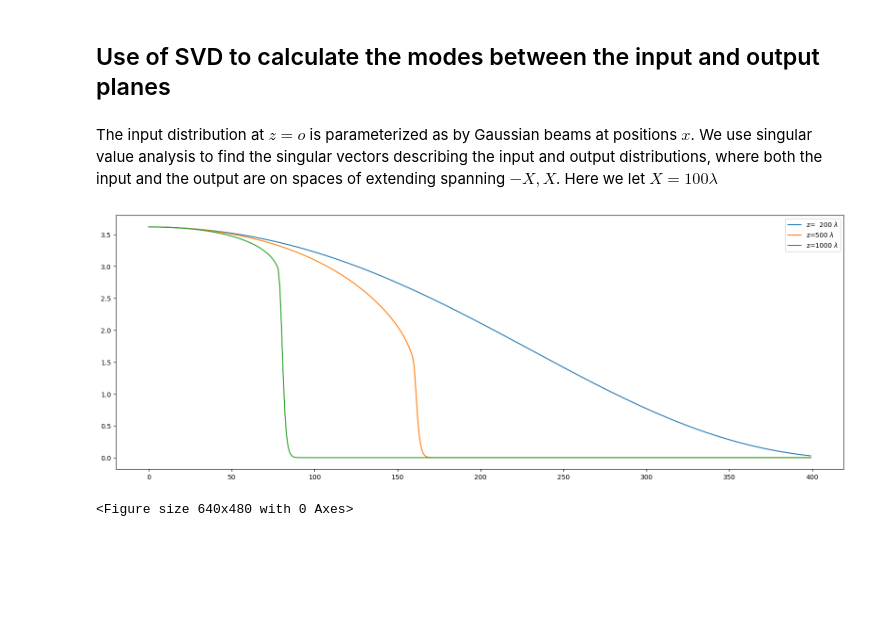
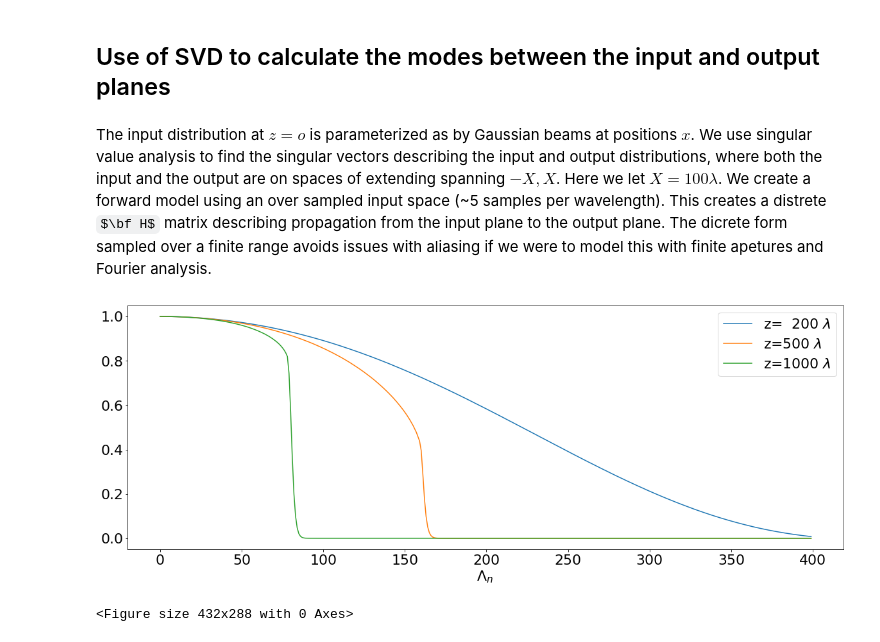
Before and after one commit to arizonaCameraLab/computationalImaging, a Jupyter notebook: Chapter5WaveImaging/diffuserImaging.ipynb, the cells around one changed output. Drawn from its saved outputs; the diff is of its cells as text; code cells hidden in the pictures; some formulas as TeX source; blank space fills up the shorter version.

```diff
--- a/Chapter5WaveImaging/diffuserImaging.ipynb
+++ b/Chapter5WaveImaging/diffuserImaging.ipynb
@@ -28,8 +28,10 @@ import cv2
 import numpy as np
 import skimage
 import scipy
+from scipy.interpolate import interp1d
 import matplotlib.pyplot as plt
 #from google.colab import files
+plt.rcParams.update({'font.size': 22})
 # %% [markdown]
 ### Definition of the Fresnel transform and the Guassian beam
 # %%
@@ -66,21 +68,26 @@ plt.plot(x,np.real(gB(x,np.sqrt(z))),'r',x,np.real(fT(gB(x,np.sqrt(z1)),x[2]-x[1
 # %% [markdown]
 ## Use of SVD to calculate the modes between the input and output planes
 # %% [markdown]
-The input distribution at $z=o$ is parameterized as by Gaussian beams at positions $x$. We use singular value analysis to find the singular vectors describing the input and output distributions, where both the input and the output are on spaces of extending spanning $-X,X$. Here we let $X=100\lambda$
+The input distribution at $z=o$ is parameterized as by Gaussian beams at positions $x$. We use singular value analysis to find the singular vectors describing the input and output distributions, where both the input and the output are on spaces of extending spanning $-X,X$. Here we let $X=100\lambda$. We create a forward model using an over sampled input space (~5 samples per wavelength). This creates a distrete $\bf H$ matrix describing propagation from the input plane to the output plane. The dicrete form sampled over a finite range avoids issues with aliasing if we were to model this with finite apetures and Fourier analysis.
 # %%
 plt.figure(figsize=(20,7))
 x = np.linspace(-100, 100, 1024)
 xin, xout = np.meshgrid(x, x)
+f=np.zeros(1024)
+f[500:505]=1
+f[510:515]=1
 for planeSeparation in [200, 500, 1000]:
   tau=np.sqrt(planeSeparation)
   H=gB(np.sqrt(2)*(xin-xout),tau)
   u, lam, vp=np.linalg.svd(H)
   lb=[r'z=  200 $\lambda$', r'z=500 $\lambda$', r'z=1000 $\lambda$']
-  plt.plot(lam[:400])
+  plt.plot(lam[:400]/lam[0])
+  lam1000=lam
+  plt.xlabel(r"$\Lambda_n$ ")
   plt.legend(lb)
 plt.show()
 plt.savefig('diffractionModes.pdf')
 #files.download('diffractionModes.pdf')
 # %% [output]
-[figure, old version]
+[figure, new version]
-<Figure size 640x480 with 0 Axes>
+<Figure size 432x288 with 0 Axes>
```
Also changed, not shown: parts of 12 cells of this notebook.
